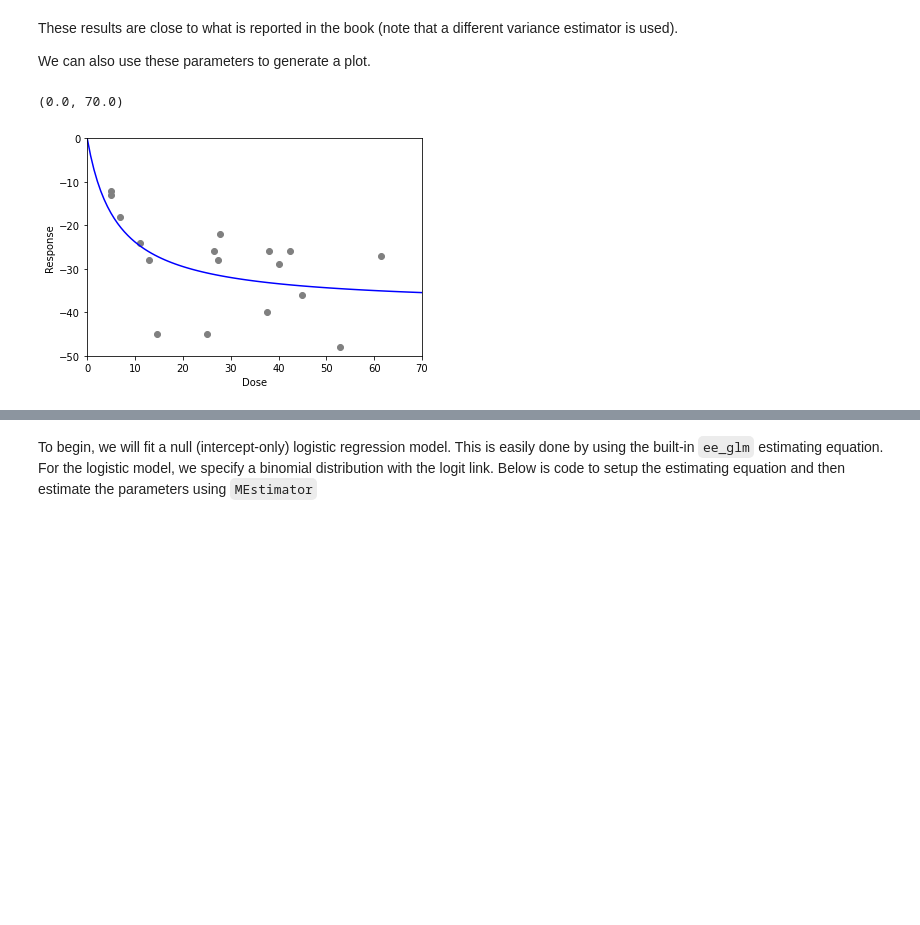
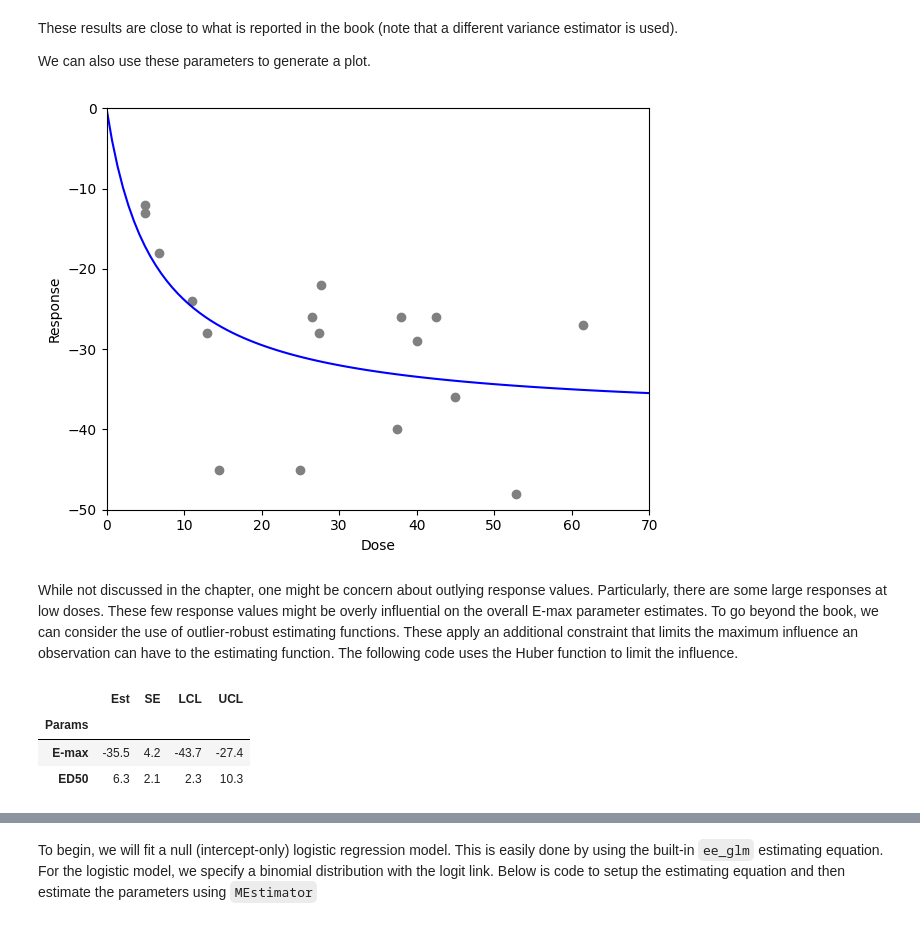
Before and after one commit to pzivich/Delicatessen, a Jupyter notebook: docs/Examples/Bonate-Pharmaco.ipynb, the cells around one changed output, grey strips where cells are left out. Cells and saved outputs as stored; diff of their text form; code cells hidden in the pictures; blank space fills up the shorter version.

Commit message:
Added new Bonate chapter examples

```diff
--- a/docs/Examples/Bonate-Pharmaco.ipynb
+++ b/docs/Examples/Bonate-Pharmaco.ipynb
@@ -91,13 +92,39 @@ We can also use these parameters to generate a plot.
 # %%
 x = np.linspace(0, 70, 100)
 y = estr.theta[0] * x / (estr.theta[1] + x)
 
 plt.plot(d, r, 'o', color='gray')
 plt.plot(x, y, '-', color='blue')
 plt.xlabel("Dose")
 plt.ylim([-50, 0])
 plt.ylabel("Response")
 plt.xlim([0, 70])
+plt.tight_layout()
 # %% [output]
-(0.0, 70.0)
-[figure, old version]
+[figure, new version]
+# %% [markdown]
+While not discussed in the chapter, one might be concern about outlying response values. Particularly, there are some large responses at low doses. These few response values might be overly influential on the overall E-max parameter estimates. To go beyond the book, we can consider the use of outlier-robust estimating functions. These apply an additional constraint that limits the maximum influence an observation can have to the estimating function. The following code uses the Huber function to limit the influence.
+# %%
+def psi_robust(theta):
+    lower = 0.
+    vals = [lower, ] + list(theta)
+    return ee_emax(theta=vals, dose=d, response=r, robust='huber', k=5.)[1:, :]
+
+
+estr = MEstimator(psi_robust, init=[-40, 5])
+estr.estimate(solver='lm')
+
+results = pd.DataFrame()
+results['Params'] = ["E-max", "ED50"]
+results = results.set_index('Params')
+results['Est'] = estr.theta
+results['SE'] = np.diag(estr.variance) ** 0.5
+ci = estr.confidence_intervals()
+results['LCL'] = ci[:, 0]
+results['UCL'] = ci[:, 1]
+results.round(1)
+# %% [output]
+|  | Est | SE | LCL | UCL |
+| Params |  |  |  |  |
+| E-max | -35.5 | 4.2 | -43.7 | -27.4 |
+| ED50 | 6.3 | 2.1 | 2.3 | 10.3 |
```
Also changed, not shown: parts of 19 cells of this notebook.
